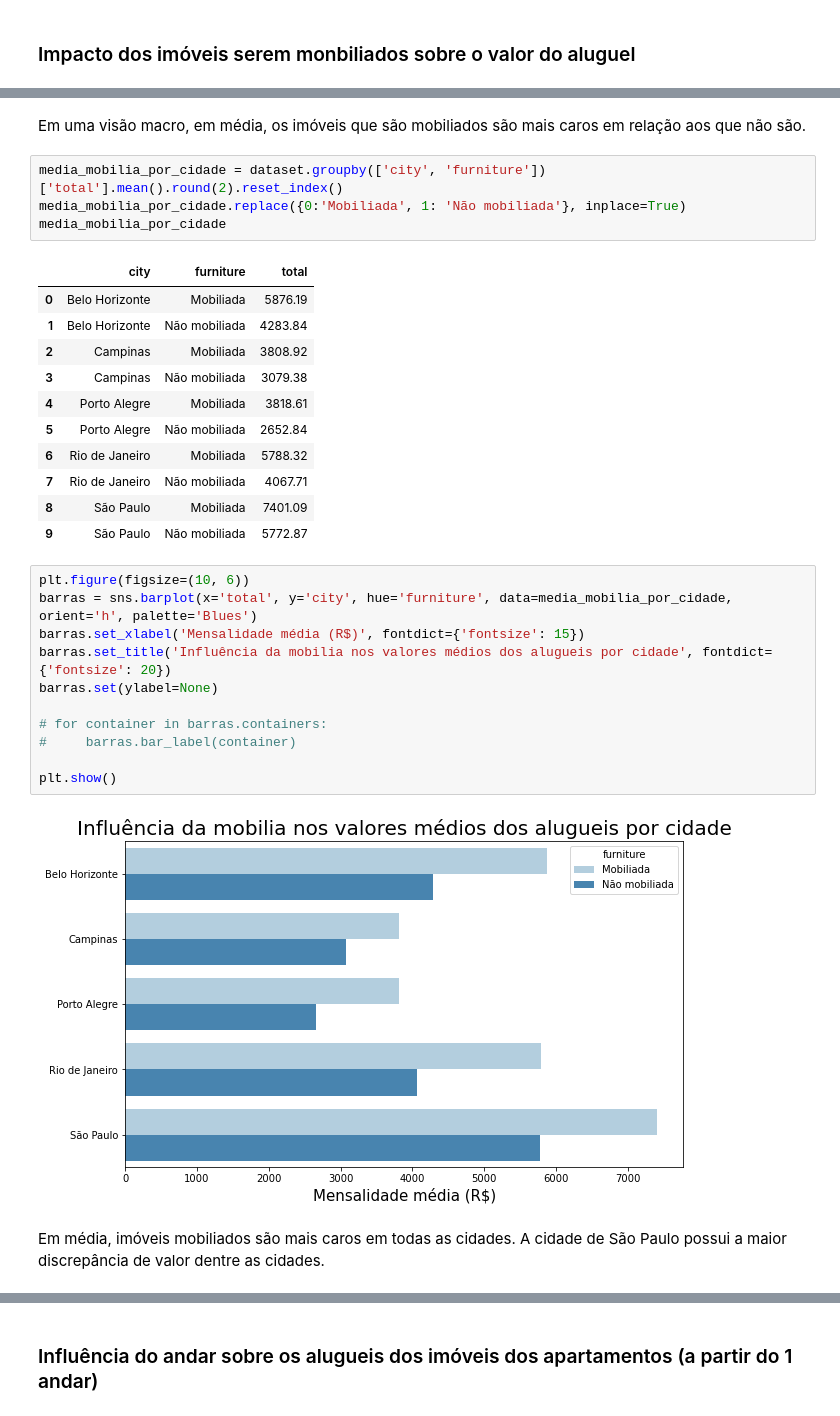
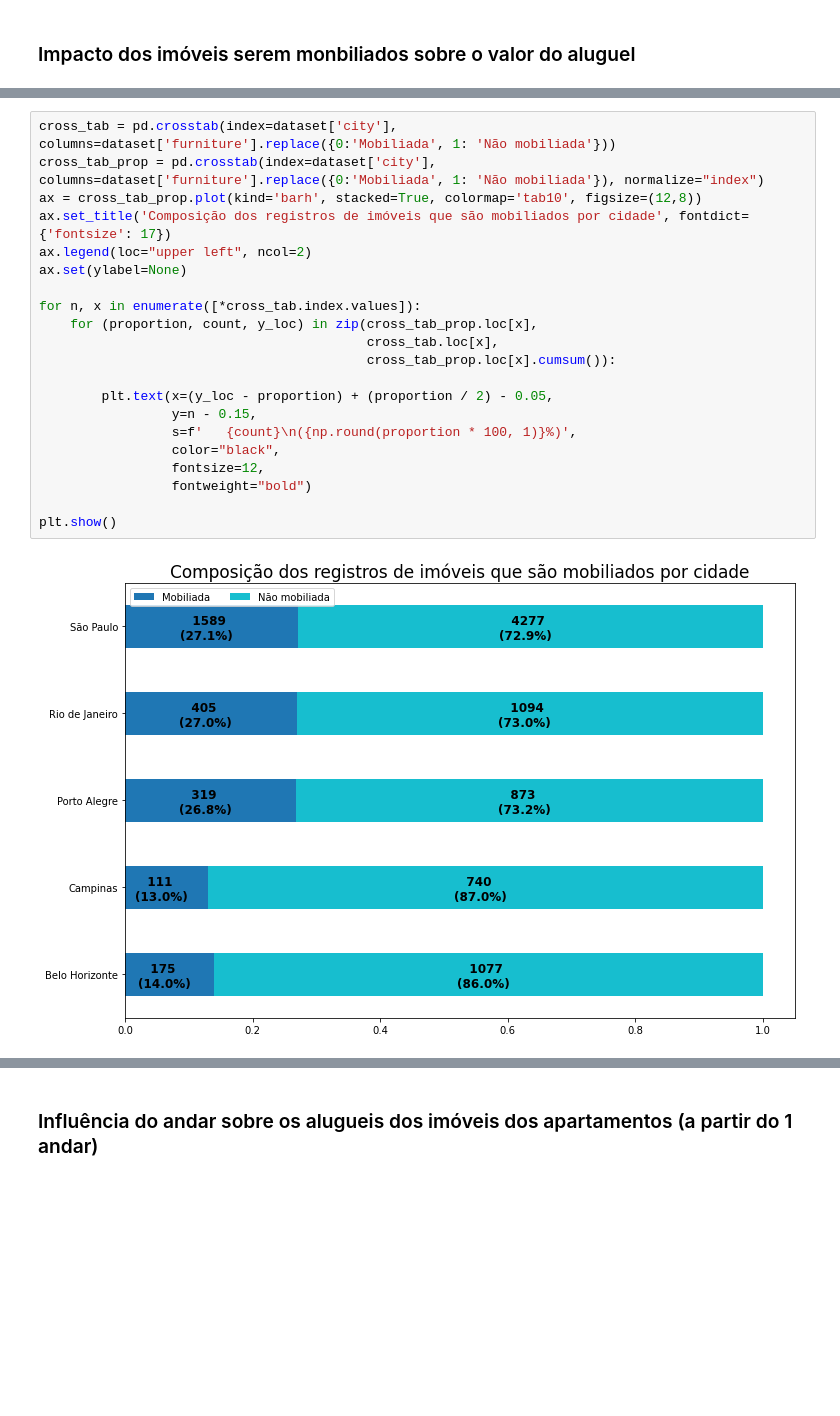
Before and after one commit to IgorFormiga/Data-Science-Projects, a Jupyter notebook: 2_Exploratory_Data_Analysis.ipynb, the cells around one changed output, grey strips where cells are left out. Drawn from its saved outputs; the diff is of its cells as text; blank space fills up the shorter version.

```diff
--- a/2_Exploratory_Data_Analysis.ipynb
+++ b/2_Exploratory_Data_Analysis.ipynb
@@ -185,33 +100,23 @@ plt.show()
-# %% [markdown]
-Em uma visão macro, em média, os imóveis que são mobiliados são mais caros em relação aos que não são.
-# %%
-media_mobilia_por_cidade = dataset.groupby(['city', 'furniture'])['total'].mean().round(2).reset_index()
-media_mobilia_por_cidade.replace({0:'Mobiliada', 1: 'Não mobiliada'}, inplace=True)
-media_mobilia_por_cidade
-# %% [output]
-|  | city | furniture | total |
-| 0 | Belo Horizonte | Mobiliada | 5876.19 |
-| 1 | Belo Horizonte | Não mobiliada | 4283.84 |
-| 2 | Campinas | Mobiliada | 3808.92 |
-| 3 | Campinas | Não mobiliada | 3079.38 |
-| 4 | Porto Alegre | Mobiliada | 3818.61 |
-| 5 | Porto Alegre | Não mobiliada | 2652.84 |
-| 6 | Rio de Janeiro | Mobiliada | 5788.32 |
-| 7 | Rio de Janeiro | Não mobiliada | 4067.71 |
-| 8 | São Paulo | Mobiliada | 7401.09 |
-| 9 | São Paulo | Não mobiliada | 5772.87 |
-# %%
-plt.figure(figsize=(10, 6))
-barras = sns.barplot(x='total', y='city', hue='furniture', data=media_mobilia_por_cidade, orient='h', palette='Blues')
-barras.set_xlabel('Mensalidade média (R$)', fontdict={'fontsize': 15})
-barras.set_title('Influência da mobilia nos valores médios dos alugueis por cidade', fontdict={'fontsize': 20})
-barras.set(ylabel=None)
-
-# for container in barras.containers:
-#     barras.bar_label(container)
-
-plt.show()
-# %% [output]
-[figure, removed]
-# %% [markdown]
-Em média, imóveis mobiliados são mais caros em todas as cidades. A cidade de São Paulo possui a maior discrepância de valor dentre as cidades.
+# %%
+cross_tab = pd.crosstab(index=dataset['city'], columns=dataset['furniture'].replace({0:'Mobiliada', 1: 'Não mobiliada'}))
+cross_tab_prop = pd.crosstab(index=dataset['city'], columns=dataset['furniture'].replace({0:'Mobiliada', 1: 'Não mobiliada'}), normalize="index")
+ax = cross_tab_prop.plot(kind='barh', stacked=True, colormap='tab10', figsize=(12,8))
+ax.set_title('Composição dos registros de imóveis que são mobiliados por cidade', fontdict={'fontsize': 17})
+ax.legend(loc="upper left", ncol=2)
+ax.set(ylabel=None)
+
+for n, x in enumerate([*cross_tab.index.values]):
+    for (proportion, count, y_loc) in zip(cross_tab_prop.loc[x],
+                                          cross_tab.loc[x],
+                                          cross_tab_prop.loc[x].cumsum()):
+
+        plt.text(x=(y_loc - proportion) + (proportion / 2) - 0.05,
+                 y=n - 0.15,
+                 s=f'   {count}\n({np.round(proportion * 100, 1)}%)',
+                 color="black",
+                 fontsize=12,
+                 fontweight="bold")
+
+plt.show()
+# %% [output]
+[figure, added]
```
Also changed, not shown: parts of 31 cells of this notebook, 1 other file.
